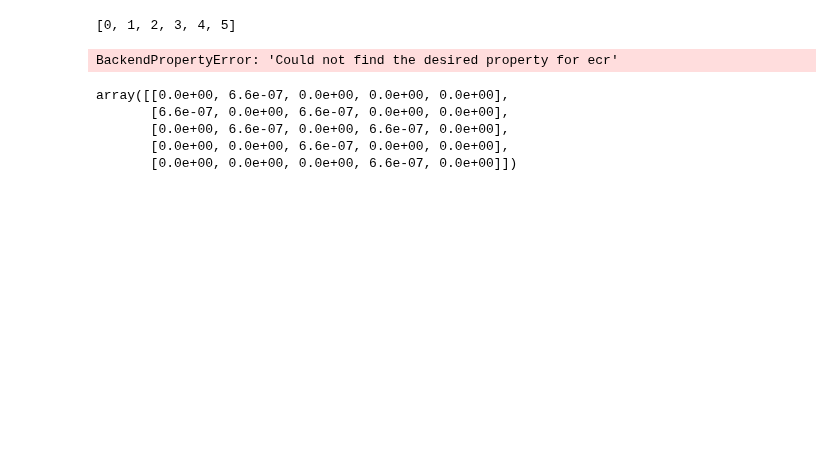
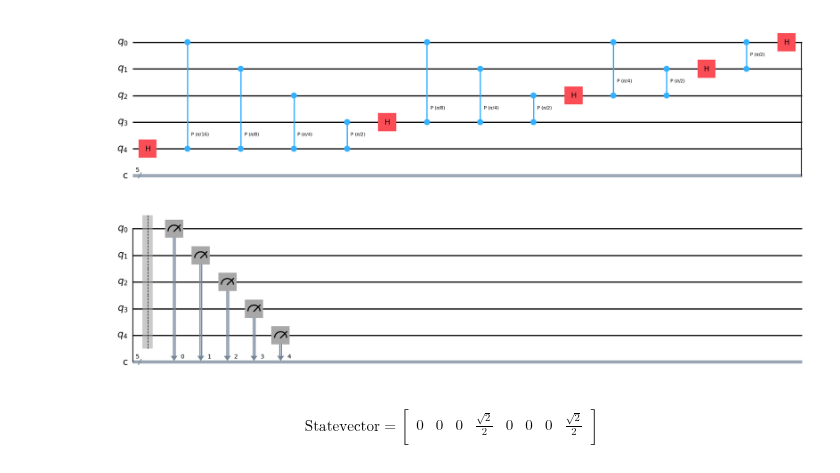
Before and after one commit to CERN-IT-INNOVATION/quantum-gates, a Jupyter notebook: src/01try_ECR.ipynb, the cells around one changed output. Drawn from its saved outputs; the diff is of its cells as text; code cells hidden in the pictures; blank space fills up the shorter version.

```diff
--- a/src/01try_ECR.ipynb
+++ b/src/01try_ECR.ipynb
@@ -62,37 +27,0 @@ circ.draw('mpl')
-# %%
-config = {
-    "backend": {
-        "hub": "ibm-q",
-        "group": "open",
-        "project": "main",
-        "device_name": "ibmq_manila"
-    },
-    "run": {
-        "shots": 1000,
-        "qubits_layout": [0,1,2,3],
-        #"psi0": [1, 0, 0, 0]
-        "psi0": [1, 0, 0, 0]
-    }
-}
-
-
-
-run_config = config["run"]
-#qubits_layout = run_config["qubits_layout"]
-qubits_layout = list(range(N_QUBIT))
-print(qubits_layout)
-
-device_param = DeviceParameters(qubits_layout)
-device_param.load_from_backend(backend)
-device_param_lookup = device_param.__dict__()
-# %% [output]
-[0, 1, 2, 3, 4, 5]
-BackendPropertyError: 'Could not find the desired property for ecr'
-# %%
-device_param_lookup['t_ecr']
-# %% [output]
-array([[0.0e+00, 6.6e-07, 0.0e+00, 0.0e+00, 0.0e+00],
-       [6.6e-07, 0.0e+00, 6.6e-07, 0.0e+00, 0.0e+00],
-       [0.0e+00, 6.6e-07, 0.0e+00, 6.6e-07, 0.0e+00],
-       [0.0e+00, 0.0e+00, 6.6e-07, 0.0e+00, 0.0e+00],
-       [0.0e+00, 0.0e+00, 0.0e+00, 6.6e-07, 0.0e+00]])
@@ -98,0 +32,38 @@ array([[0.0e+00, 6.6e-07, 0.0e+00, 0.0e+00, 0.0e+00],
+# %%
+#The circuit
+N_QUBIT = 5
+N_BIT = N_QUBIT
+depth = 1
+
+
+#circ = random_circuit(N_QUBIT, depth, seed = 1, measure=True)
+
+"""
+circ = QuantumCircuit(N_QUBIT,N_BIT)
+circ.x(0)
+circ.x(1)
+circ.h(2)
+circ.barrier()
+circ.measure(range(N_QUBIT),range(N_BIT))
+"""
+
+
+
+
+#circ = hadamard_reverse_qft_circ(N_QUBIT)
+circ = qft_circ(N_QUBIT)
+
+
+circ.draw('mpl')
+# %% [output]
+[figure, added]
+# %%
+#wavefunction simulation
+display(array_to_latex(Statevector.from_instruction(circ), prefix="\\text{Statevector} = "))
+# %% [output]
+$$
+\text{Statevector} =
+\begin{bmatrix}
+0 & 0 & 0 & \frac{\sqrt{2}}{2} & 0 & 0 & 0 & \frac{\sqrt{2}}{2}  \\
+ \end{bmatrix}
+$$
```
Also changed, not shown: parts of 19 cells of this notebook, 2 other files.
